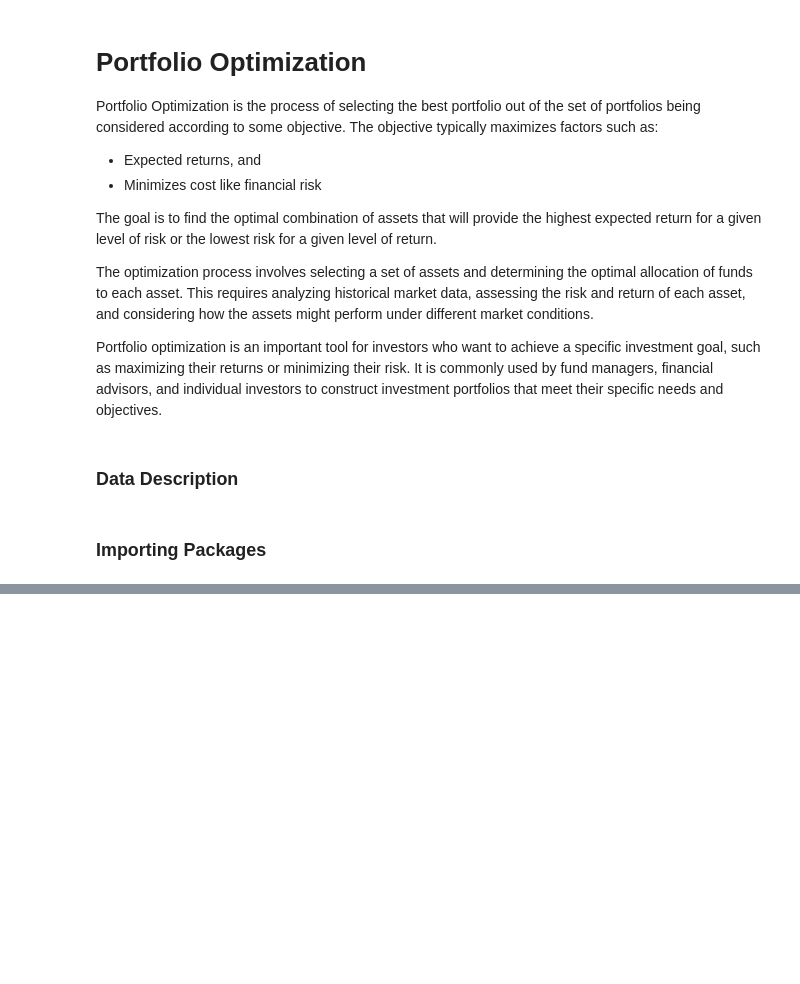
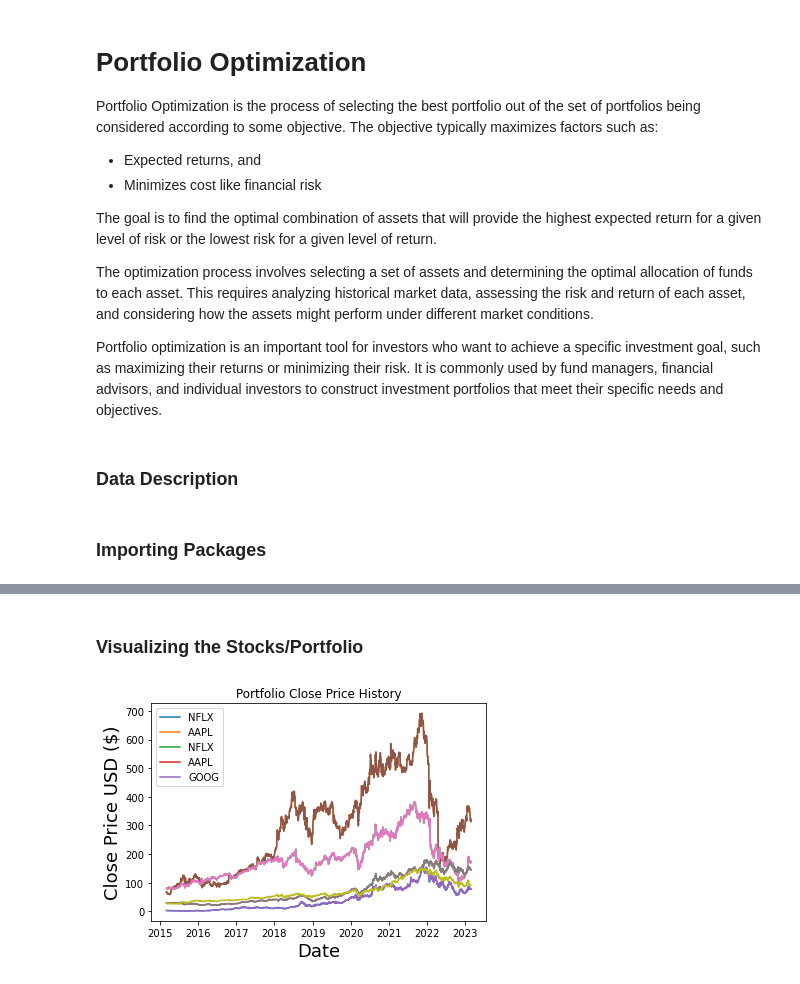
Before and after one commit to MrSathekge/Portfolio_Optimization, a Jupyter notebook: notebook.ipynb, the cells around one changed output, grey strips where cells are left out. Cells and saved outputs as stored; diff of their text form; code cells hidden in the pictures; blank space fills up the shorter version.

```diff
--- a/notebook.ipynb
+++ b/notebook.ipynb
@@ -16,0 +128,2 @@ Portfolio optimization is an important tool for investors who want to achieve a
+# %%
+data_data2_data3 = pd.merge(data_data2,data3, on="Date")
@@ -16,0 +132,4 @@ Portfolio optimization is an important tool for investors who want to achieve a
+# %%
+data_data2_data3_data4 = pd.merge(data_data2_data3,data4, on="Date")
+# %%
+final_df = pd.merge(data_data2_data3_data4,data5, on="Date")
@@ -16,0 +148,2 @@ Portfolio optimization is an important tool for investors who want to achieve a
+# %%
+final_df = final_df.rename(columns={'Close_x': 'AMD', 'Close_y': 'META', 'Close_x': 'NFLX',  'Close_y': 'AAPL',  'Close': 'GOOG'})
@@ -16,0 +160,20 @@ Portfolio optimization is an important tool for investors who want to achieve a
+# %% [markdown]
+### Visualizing the Stocks/Portfolio
+# %%
+# Visually show the stock/ portfolio
+title = 'Portfolio Close Price History'
+
+# Get the stocks
+my_stocks = final_df
+
+# Create and plot the graph
+for c in my_stocks.columns.values:
+  plt.plot(my_stocks[c],label=c)   # column name is c, label = name of the column
+
+plt.title(title)
+plt.xlabel('Date',fontsize=18)
+plt.ylabel('Close Price USD ($)',fontsize=18)
+plt.legend(my_stocks.columns.values,loc='upper left')
+plt.show()
+# %% [output]
+[figure, added]
```
Also changed, not shown: parts of 49 cells of this notebook.
